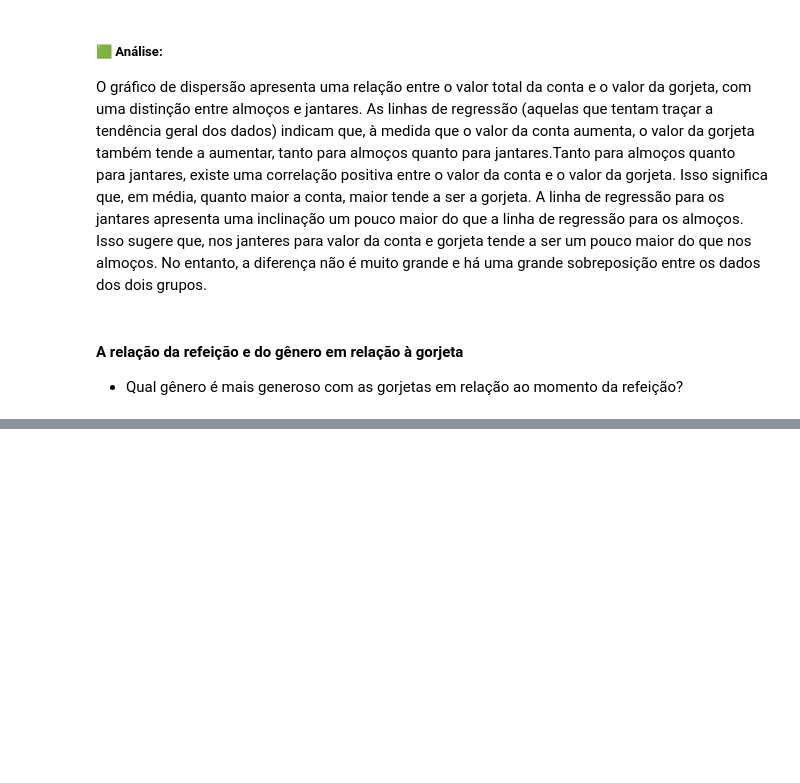
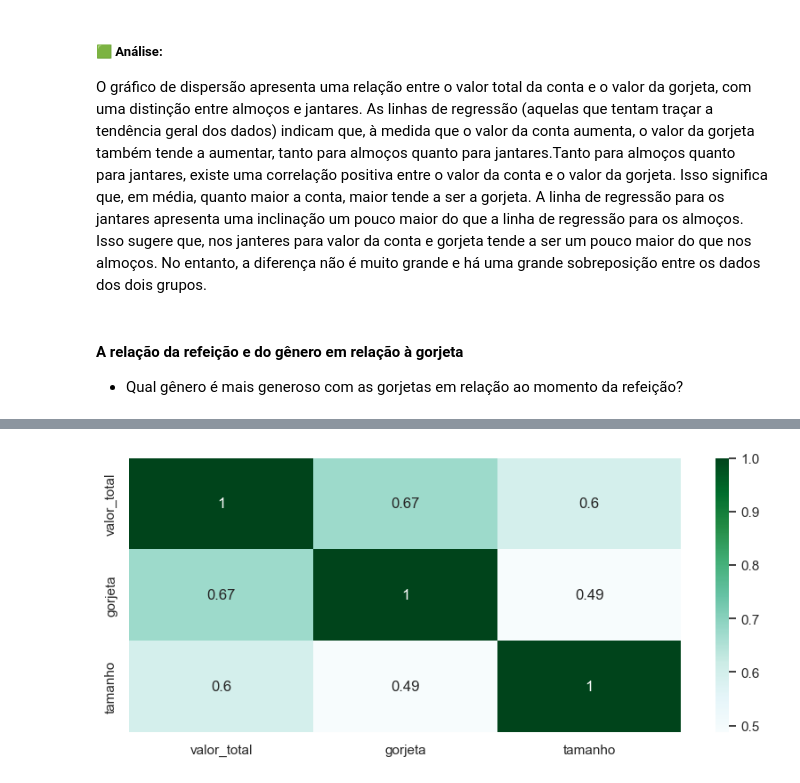
Before and after one commit to carloscamposb/avanti-bootcamp-cdd, a Jupyter notebook: notebooks/01-exploratory_data_analysis.ipynb, the cells around one changed output, grey strips where cells are left out. Drawn from its saved outputs; the diff is of its cells as text; code cells hidden in the pictures; blank space fills up the shorter version.

```diff
--- a/notebooks/01-exploratory_data_analysis.ipynb
+++ b/notebooks/01-exploratory_data_analysis.ipynb
@@ -579,0 +588,7 @@ plt.show()
+# %%
+df.replace({'Sim':'1', 'Não':'2'}, inplace=True)
+df.replace({'Mulher':'1', 'Homem':'2'}, inplace=True)
+df.replace({'Domingo':'1', 'Sábado':'2', 'Quinta':'3', 'Sexta':4}, inplace=True)
+df.replace({'Jantar':'1', 'Almoço':'2'}, inplace=True)
+
+df.head()
@@ -579,0 +602,11 @@ plt.show()
+# %%
+# Calcula a matriz de correlação
+corr = df.corr(numeric_only=True)
+features = corr.index
+
+# Cria o gráfico de calor
+plt.figure(figsize=(10, 4))
+ax = sns.heatmap(df[features].corr(), annot=True, cmap='BuGn')
+plt.show()
+# %% [output]
+[figure, added]
```
Also changed, not shown: parts of 17 cells of this notebook, 2 other files.
